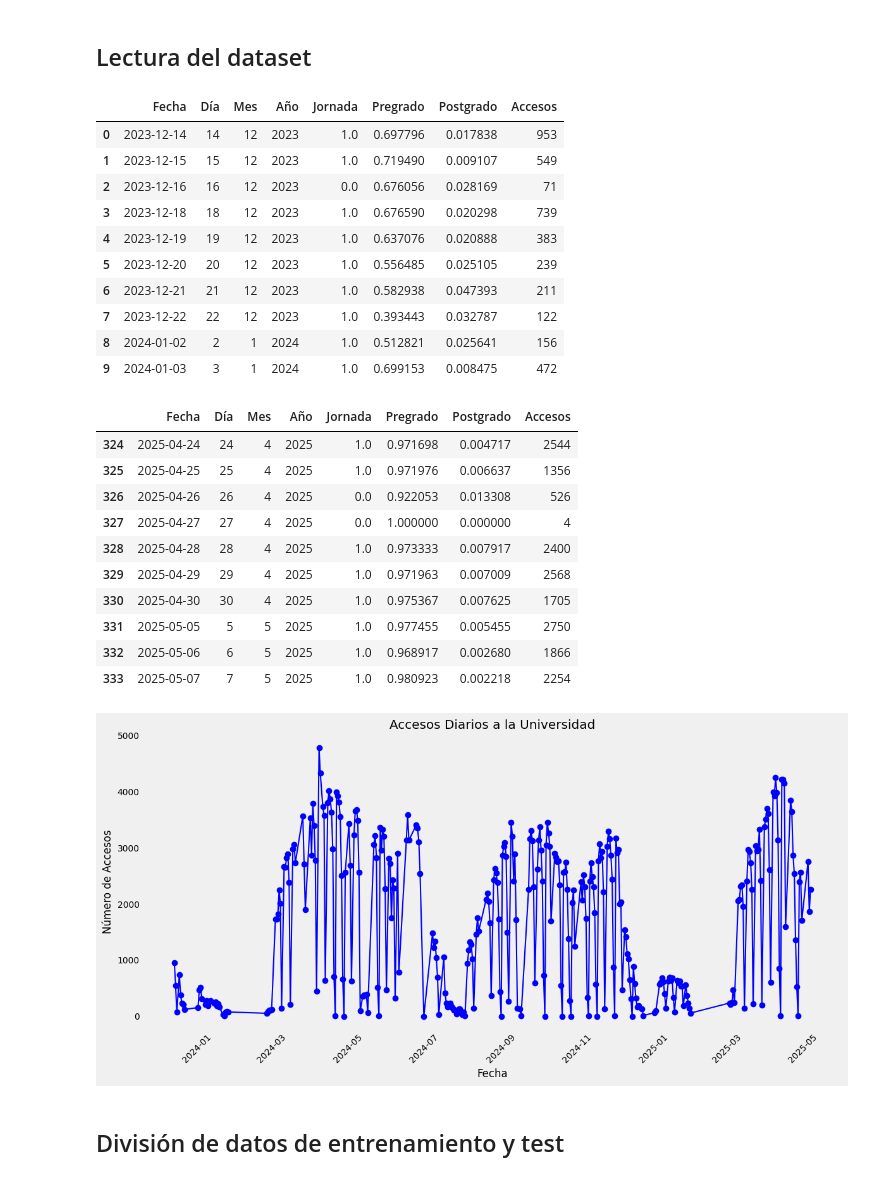
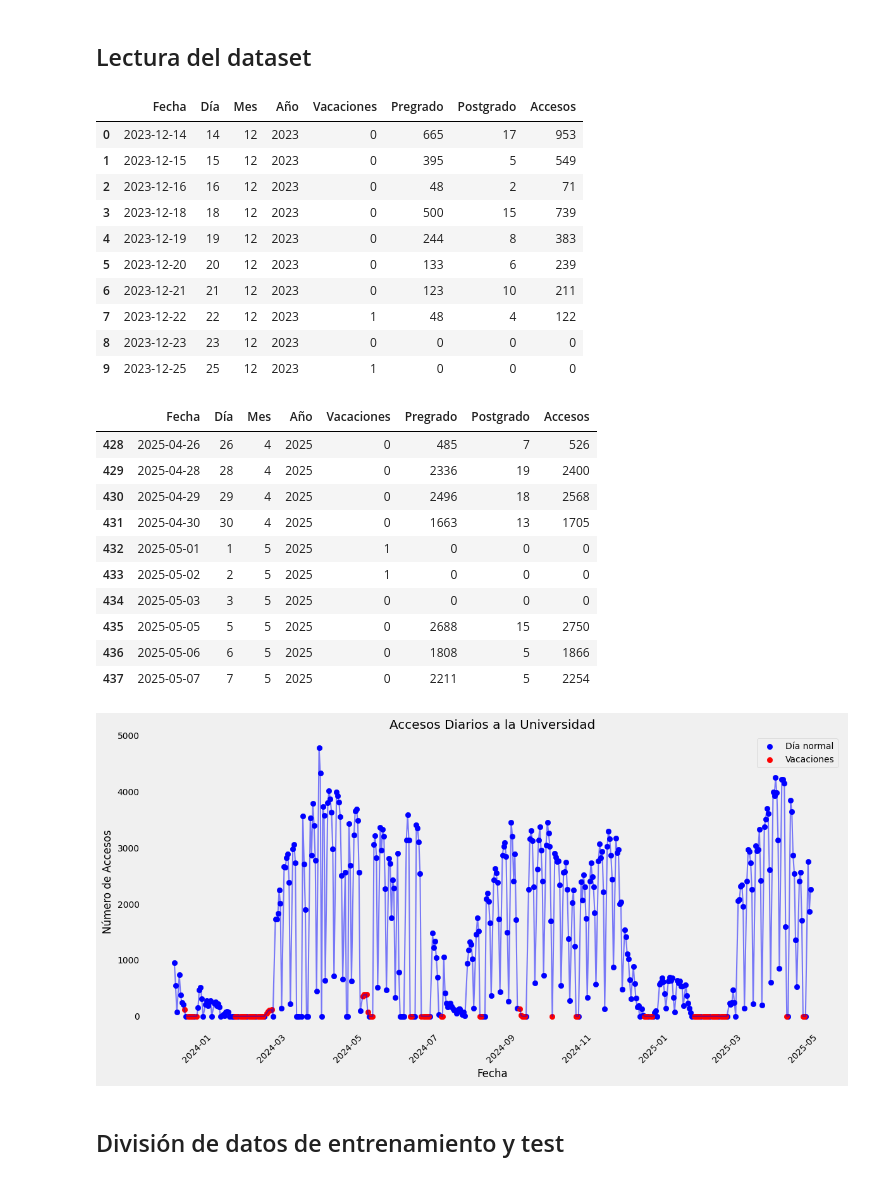
Before and after one commit to BrendanRubilar/IA_Library_Proyect, a Jupyter notebook: LibraryUseRF.ipynb, the cells around one changed output. Drawn from its saved outputs; the diff is of its cells as text; code cells hidden in the pictures.

```diff
--- a/LibraryUseRF.ipynb
+++ b/LibraryUseRF.ipynb
@@ -88,43 +121,68 @@ daily_counts = df.groupby(['Fecha', 'Día', 'Mes', 'Año']).agg({
+# %%
+# ...existing code...
+
+# Rellenar NaN con 0 en las columnas numéricas
+for col in ['Pregrado', 'Postgrado', 'Accesos']:
+    daily_counts_full[col] = daily_counts_full[col].fillna(0).astype(int)
+
+# Eliminar los domingos del DataFrame
+daily_counts_full = daily_counts_full[
+    pd.to_datetime(daily_counts_full['Fecha']).dt.weekday != 6
+].reset_index(drop=True)
+
+# ...continúa con el resto del código...
 # %%
-daily_counts.head(10)
+daily_counts_full.head(10)
 # %% [output]
-|  | Fecha | Día | Mes | Año | Jornada | Pregrado | Postgrado | Accesos |
-| 0 | 2023-12-14 | 14 | 12 | 2023 | 1.0 | 0.697796 | 0.017838 | 953 |
-| 1 | 2023-12-15 | 15 | 12 | 2023 | 1.0 | 0.719490 | 0.009107 | 549 |
-| 2 | 2023-12-16 | 16 | 12 | 2023 | 0.0 | 0.676056 | 0.028169 | 71 |
-| 3 | 2023-12-18 | 18 | 12 | 2023 | 1.0 | 0.676590 | 0.020298 | 739 |
-| 4 | 2023-12-19 | 19 | 12 | 2023 | 1.0 | 0.637076 | 0.020888 | 383 |
-| 5 | 2023-12-20 | 20 | 12 | 2023 | 1.0 | 0.556485 | 0.025105 | 239 |
-| 6 | 2023-12-21 | 21 | 12 | 2023 | 1.0 | 0.582938 | 0.047393 | 211 |
-| 7 | 2023-12-22 | 22 | 12 | 2023 | 1.0 | 0.393443 | 0.032787 | 122 |
-| 8 | 2024-01-02 | 2 | 1 | 2024 | 1.0 | 0.512821 | 0.025641 | 156 |
-| 9 | 2024-01-03 | 3 | 1 | 2024 | 1.0 | 0.699153 | 0.008475 | 472 |
+|  | Fecha | Día | Mes | Año | Vacaciones | Pregrado | Postgrado | Accesos |
+| 0 | 2023-12-14 | 14 | 12 | 2023 | 0 | 665 | 17 | 953 |
+| 1 | 2023-12-15 | 15 | 12 | 2023 | 0 | 395 | 5 | 549 |
+| 2 | 2023-12-16 | 16 | 12 | 2023 | 0 | 48 | 2 | 71 |
+| 3 | 2023-12-18 | 18 | 12 | 2023 | 0 | 500 | 15 | 739 |
+| 4 | 2023-12-19 | 19 | 12 | 2023 | 0 | 244 | 8 | 383 |
+| 5 | 2023-12-20 | 20 | 12 | 2023 | 0 | 133 | 6 | 239 |
+| 6 | 2023-12-21 | 21 | 12 | 2023 | 0 | 123 | 10 | 211 |
+| 7 | 2023-12-22 | 22 | 12 | 2023 | 1 | 48 | 4 | 122 |
+| 8 | 2023-12-23 | 23 | 12 | 2023 | 0 | 0 | 0 | 0 |
+| 9 | 2023-12-25 | 25 | 12 | 2023 | 1 | 0 | 0 | 0 |
 # %%
-daily_counts.tail(10)
+daily_counts_full.tail(10)
 # %% [output]
-|  | Fecha | Día | Mes | Año | Jornada | Pregrado | Postgrado | Accesos |
-| 324 | 2025-04-24 | 24 | 4 | 2025 | 1.0 | 0.971698 | 0.004717 | 2544 |
-| 325 | 2025-04-25 | 25 | 4 | 2025 | 1.0 | 0.971976 | 0.006637 | 1356 |
-| 326 | 2025-04-26 | 26 | 4 | 2025 | 0.0 | 0.922053 | 0.013308 | 526 |
-| 327 | 2025-04-27 | 27 | 4 | 2025 | 0.0 | 1.000000 | 0.000000 | 4 |
-| 328 | 2025-04-28 | 28 | 4 | 2025 | 1.0 | 0.973333 | 0.007917 | 2400 |
-| 329 | 2025-04-29 | 29 | 4 | 2025 | 1.0 | 0.971963 | 0.007009 | 2568 |
-| 330 | 2025-04-30 | 30 | 4 | 2025 | 1.0 | 0.975367 | 0.007625 | 1705 |
-| 331 | 2025-05-05 | 5 | 5 | 2025 | 1.0 | 0.977455 | 0.005455 | 2750 |
-| 332 | 2025-05-06 | 6 | 5 | 2025 | 1.0 | 0.968917 | 0.002680 | 1866 |
-| 333 | 2025-05-07 | 7 | 5 | 2025 | 1.0 | 0.980923 | 0.002218 | 2254 |
+|  | Fecha | Día | Mes | Año | Vacaciones | Pregrado | Postgrado | Accesos |
+| 428 | 2025-04-26 | 26 | 4 | 2025 | 0 | 485 | 7 | 526 |
+| 429 | 2025-04-28 | 28 | 4 | 2025 | 0 | 2336 | 19 | 2400 |
+| 430 | 2025-04-29 | 29 | 4 | 2025 | 0 | 2496 | 18 | 2568 |
+| 431 | 2025-04-30 | 30 | 4 | 2025 | 0 | 1663 | 13 | 1705 |
+| 432 | 2025-05-01 | 1 | 5 | 2025 | 1 | 0 | 0 | 0 |
+| 433 | 2025-05-02 | 2 | 5 | 2025 | 1 | 0 | 0 | 0 |
+| 434 | 2025-05-03 | 3 | 5 | 2025 | 0 | 0 | 0 | 0 |
+| 435 | 2025-05-05 | 5 | 5 | 2025 | 0 | 2688 | 15 | 2750 |
+| 436 | 2025-05-06 | 6 | 5 | 2025 | 0 | 1808 | 5 | 1866 |
+| 437 | 2025-05-07 | 7 | 5 | 2025 | 0 | 2211 | 5 | 2254 |
 # %%
-#graficar los datos
+# Graficar los datos con puntos rojos en vacaciones
 plt.figure(figsize=(12, 6))
-plt.plot(daily_counts['Fecha'], daily_counts['Accesos'], marker='o', linestyle='-', color='b')
+
+# Línea general
+plt.plot(daily_counts_full['Fecha'], daily_counts_full['Accesos'], linestyle='-', color='b', alpha=0.5)
+
+# Puntos normales (no vacaciones)
+no_vac = daily_counts_full['Vacaciones'] == 0
+plt.scatter(daily_counts_full['Fecha'][no_vac], daily_counts_full['Accesos'][no_vac], color='b', label='Día normal')
+
+# Puntos de vacaciones
+vac = daily_counts_full['Vacaciones'] == 1
+plt.scatter(daily_counts_full['Fecha'][vac], daily_counts_full['Accesos'][vac], color='r', label='Vacaciones')
+
 plt.title('Accesos Diarios a la Universidad')
 plt.xlabel('Fecha')
 plt.ylabel('Número de Accesos')
 plt.xticks(rotation=45)
 plt.grid()
+plt.legend()
 plt.tight_layout()
 plt.show()
 # %% [output]
-[figure, old version]
+[figure, new version]
 # %% [markdown]
 ## División de datos de entrenamiento y test
```
Also changed, not shown: parts of 18 cells of this notebook, 1 other file.
